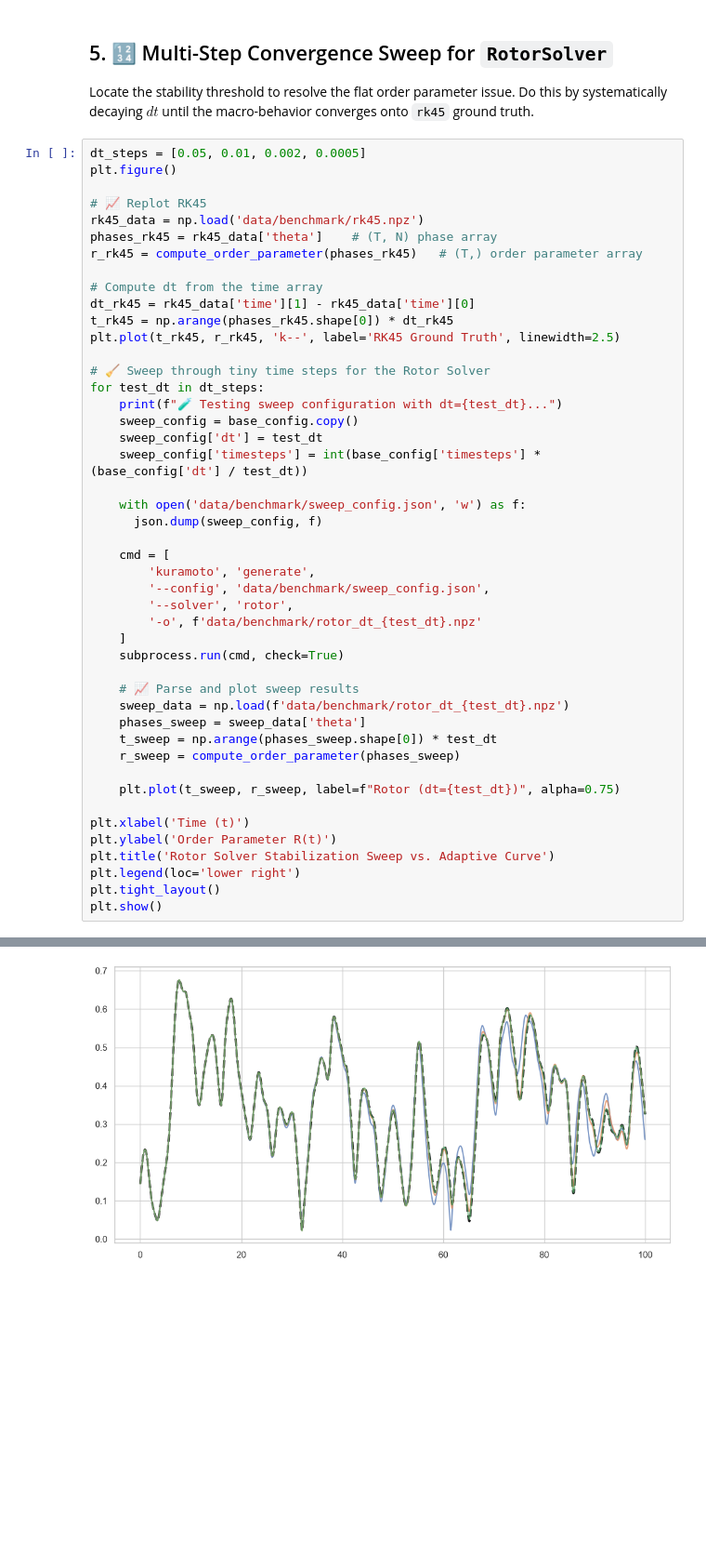
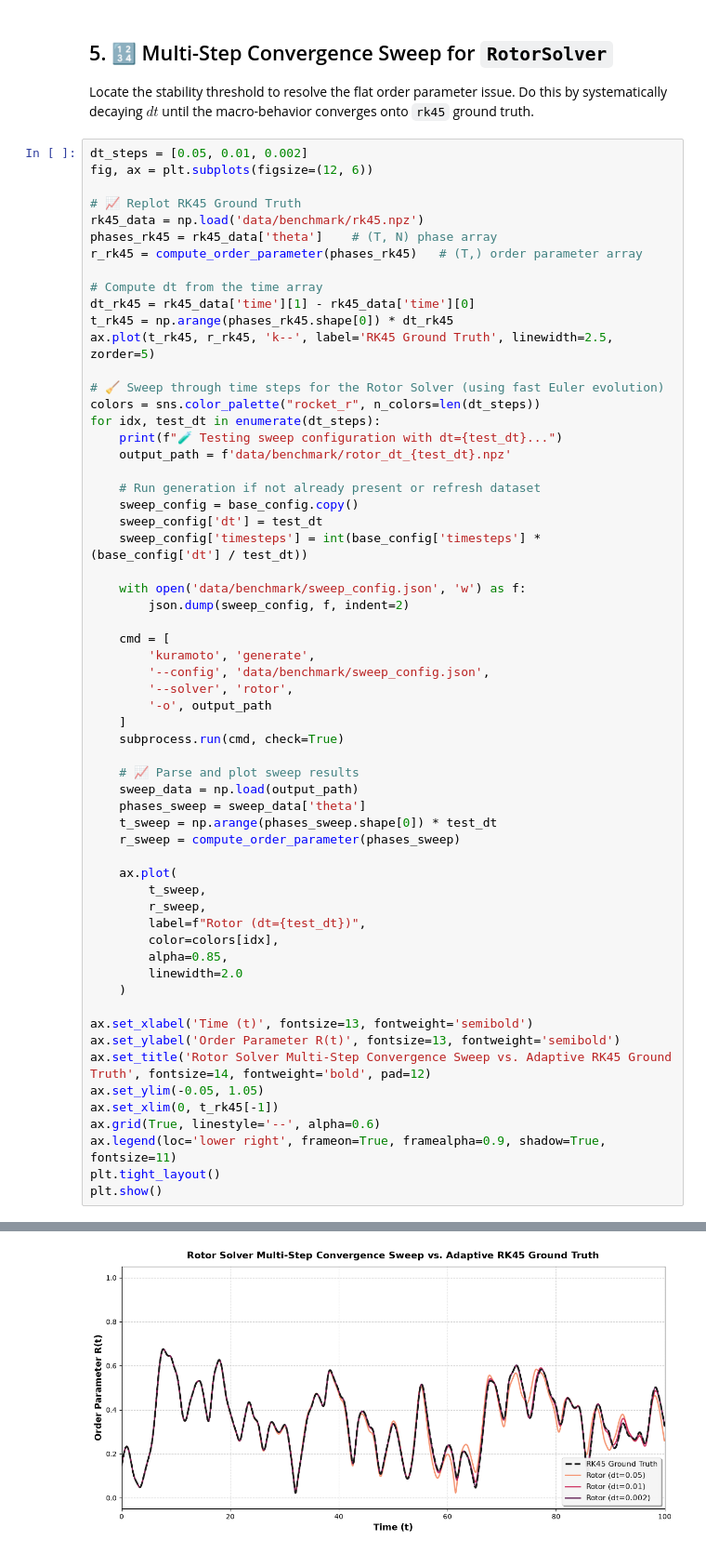
Before and after one commit to Scriber-Labs/kuramoto-benchmark-suite, a Jupyter notebook: examples/notebooks/demo-3.ipynb, the cells around one changed output, grey strips where cells are left out. Shown at 93% size. Saved outputs shown, nothing was run; the diff lists cells and outputs as text; blank space fills up the shorter version.

Commit message:
added rotor_dt_0.01.npz benchmark data

```diff
--- a/examples/notebooks/demo-3.ipynb
+++ b/examples/notebooks/demo-3.ipynb
@@ -119,10 +119,10 @@ plt.show()
 ## 5. 🔢 Multi-Step Convergence Sweep for `RotorSolver`
 Locate the stability threshold to resolve the flat order parameter issue. Do this by systematically decaying $dt$ until the macro-behavior converges onto `rk45` ground truth.
 # %%
-dt_steps = [0.05, 0.01, 0.002, 0.0005]
-plt.figure()
+dt_steps = [0.05, 0.01, 0.002]
+fig, ax = plt.subplots(figsize=(12, 6))
 
-# 📈 Replot RK45
+# 📈 Replot RK45 Ground Truth
 rk45_data = np.load('data/benchmark/rk45.npz')
 phases_rk45 = rk45_data['theta']    # (T, N) phase array
 r_rk45 = compute_order_parameter(phases_rk45)   # (T,) order parameter array
@@ -130,38 +130,52 @@ r_rk45 = compute_order_parameter(phases_rk45)   # (T,) order parameter array
 # Compute dt from the time array
 dt_rk45 = rk45_data['time'][1] - rk45_data['time'][0]
 t_rk45 = np.arange(phases_rk45.shape[0]) * dt_rk45
-plt.plot(t_rk45, r_rk45, 'k--', label='RK45 Ground Truth', linewidth=2.5)
+ax.plot(t_rk45, r_rk45, 'k--', label='RK45 Ground Truth', linewidth=2.5, zorder=5)
 
-# 🧹 Sweep through tiny time steps for the Rotor Solver
-for test_dt in dt_steps:
+# 🧹 Sweep through time steps for the Rotor Solver (using fast Euler evolution)
+colors = sns.color_palette("rocket_r", n_colors=len(dt_steps))
+for idx, test_dt in enumerate(dt_steps):
     print(f"🧪 Testing sweep configuration with dt={test_dt}...")
+    output_path = f'data/benchmark/rotor_dt_{test_dt}.npz'
+
+    # Run generation if not already present or refresh dataset
     sweep_config = base_config.copy()
     sweep_config['dt'] = test_dt
     sweep_config['timesteps'] = int(base_config['timesteps'] * (base_config['dt'] / test_dt))
 
     with open('data/benchmark/sweep_config.json', 'w') as f:
-      json.dump(sweep_config, f)
+        json.dump(sweep_config, f, indent=2)
 
     cmd = [
         'kuramoto', 'generate',
         '--config', 'data/benchmark/sweep_config.json',
         '--solver', 'rotor',
-        '-o', f'data/benchmark/rotor_dt_{test_dt}.npz'
+        '-o', output_path
     ]
     subprocess.run(cmd, check=True)
 
     # 📈 Parse and plot sweep results
-    sweep_data = np.load(f'data/benchmark/rotor_dt_{test_dt}.npz')
+    sweep_data = np.load(output_path)
     phases_sweep = sweep_data['theta']
     t_sweep = np.arange(phases_sweep.shape[0]) * test_dt
     r_sweep = compute_order_parameter(phases_sweep)
 
-    plt.plot(t_sweep, r_sweep, label=f"Rotor (dt={test_dt})", alpha=0.75)
+    ax.plot(
+        t_sweep,
+        r_sweep,
+        label=f"Rotor (dt={test_dt})",
+        color=colors[idx],
+        alpha=0.85,
+        linewidth=2.0
+    )
 
-plt.xlabel('Time (t)')
-plt.ylabel('Order Parameter R(t)')
-plt.title('Rotor Solver Stabilization Sweep vs. Adaptive Curve')
-plt.legend(loc='lower right')
+ax.set_xlabel('Time (t)', fontsize=13, fontweight='semibold')
+ax.set_ylabel('Order Parameter R(t)', fontsize=13, fontweight='semibold')
+ax.set_title('Rotor Solver Multi-Step Convergence Sweep vs. Adaptive RK45 Ground Truth', fontsize=14, fontweight='bold', pad=12)
+ax.set_ylim(-0.05, 1.05)
+ax.set_xlim(0, t_rk45[-1])
+ax.grid(True, linestyle='--', alpha=0.6)
+ax.legend(loc='lower right', frameon=True, framealpha=0.9, shadow=True, fontsize=11)
 plt.tight_layout()
 plt.show()
 # %% [output]
@@ -173 +186 @@ KeyboardInterrupt:
-[figure, old version]
+[figure, new version]
```
Also changed, not shown: parts of 3 cells of this notebook, 12 other files.
